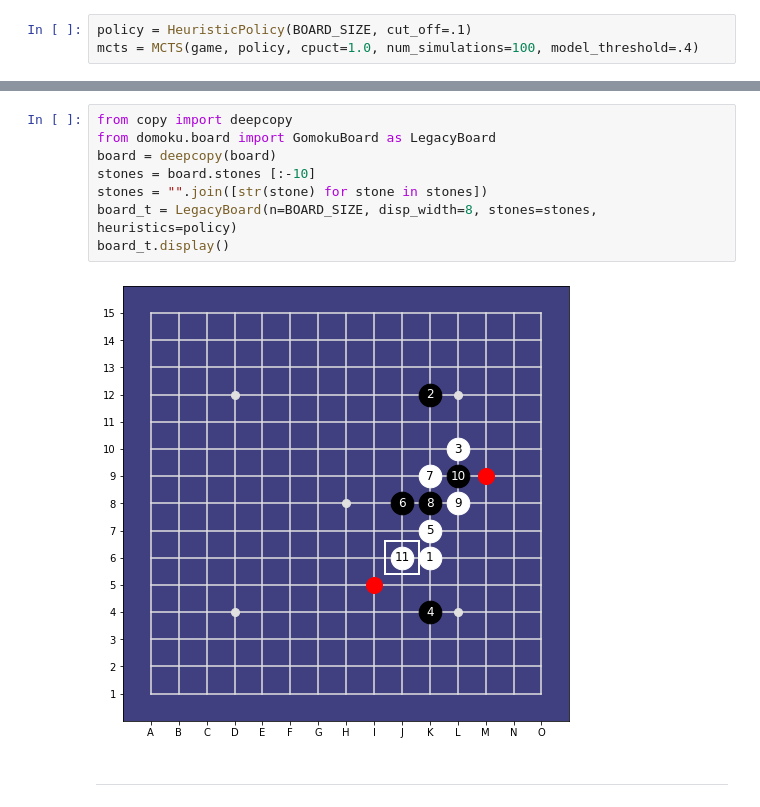
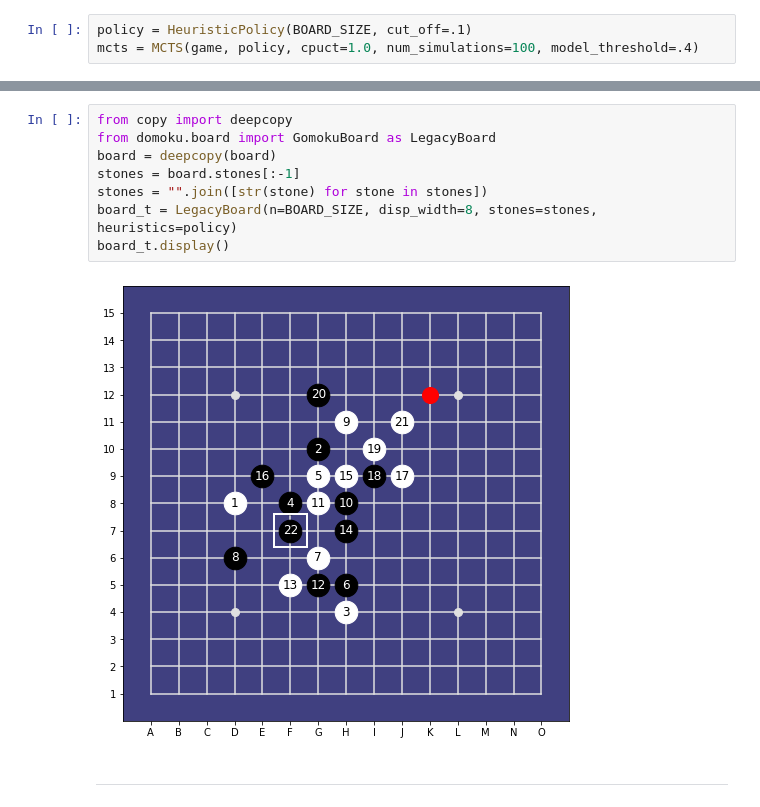
Before and after one commit to Project-Ellie/DeepGomoku, a Jupyter notebook: notebooks/TrainingEpisodes.ipynb, the cells around one changed output, grey strips where cells are left out. Drawn from its saved outputs; the diff is of its cells as text.

```diff
--- a/notebooks/TrainingEpisodes.ipynb
+++ b/notebooks/TrainingEpisodes.ipynb
@@ -69,13 +70,13 @@ K6 K12 L10 K4 K7 J8 K9 K8 (Black next)
 # %%
 from copy import deepcopy
 from domoku.board import GomokuBoard as LegacyBoard
 board = deepcopy(board)
-stones = board.stones [:-10]
+stones = board.stones[:-1]
 stones = "".join([str(stone) for stone in stones])
 board_t = LegacyBoard(n=BOARD_SIZE, disp_width=8, stones=stones, heuristics=policy)
 board_t.display()
 # %% [output]
-[figure, old version]
+[figure, new version]
 # %% [markdown]
 ---
 # %% [markdown]
```
Also changed, not shown: parts of 31 cells of this notebook, 7 other files.
